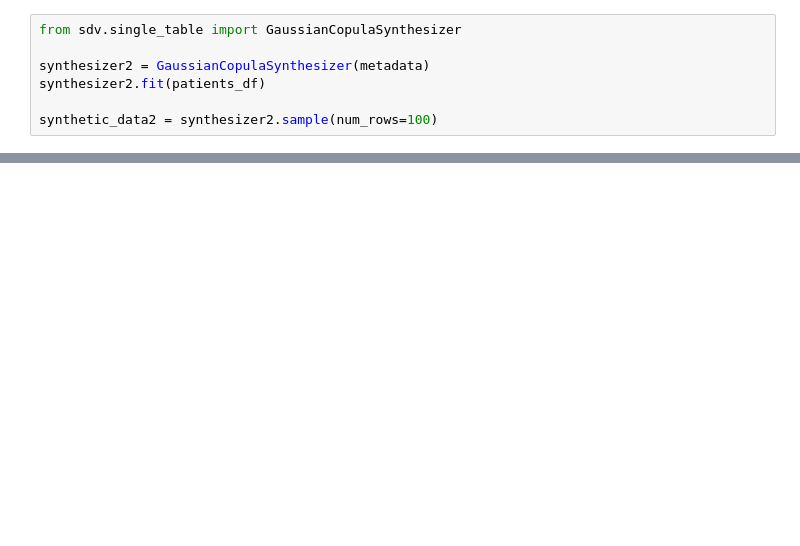
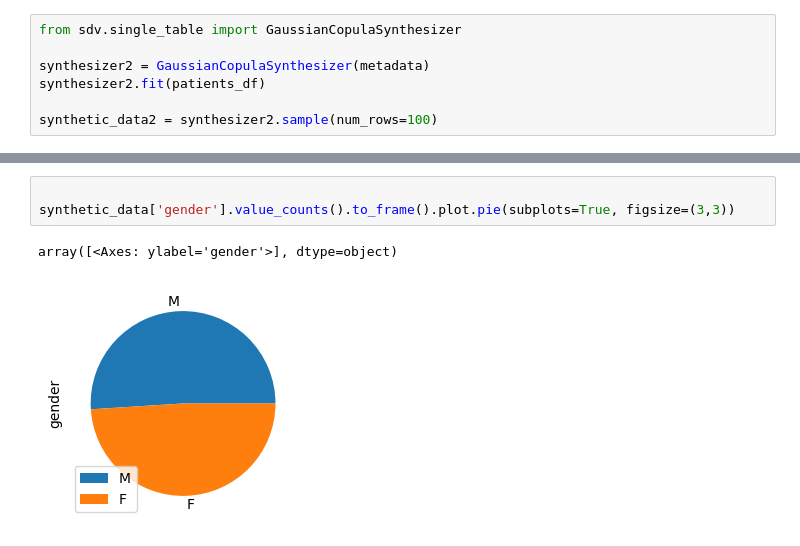
Before and after one commit to AmazingShrush/synthetic-data-generation, a Jupyter notebook: new_sdv_patient_gen.ipynb, the cells around one changed output, grey strips where cells are left out. Cells and saved outputs as stored; diff of their text form; blank space fills up the shorter version.

Commit message:
Synthetic data generation

```diff
--- a/new_sdv_patient_gen.ipynb
+++ b/new_sdv_patient_gen.ipynb
@@ -267,0 +263,6 @@ synthesizer5.save('C:\\Users\\shrus\\Documents\\Synthetic-data-generation\\model
+# %%
+
+synthetic_data['gender'].value_counts().to_frame().plot.pie(subplots=True, figsize=(3,3))
+# %% [output]
+array([<Axes: ylabel='gender'>], dtype=object)
+[figure, added]
```
Also changed, not shown: parts of 28 cells of this notebook, 39 other files.
